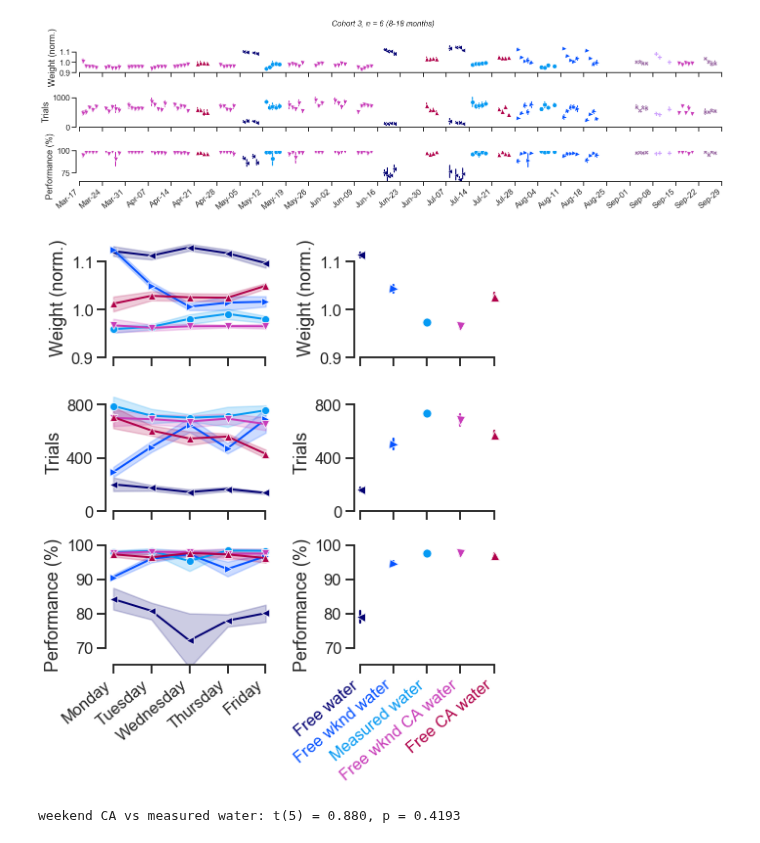
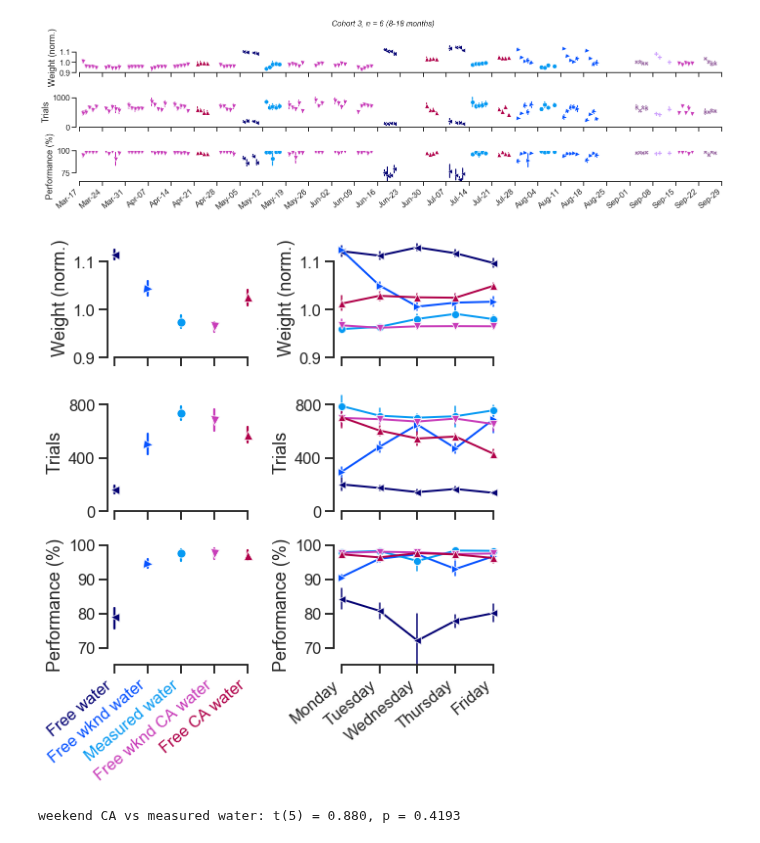
Before and after one commit to int-brain-lab/citricAcid, a Jupyter notebook: taskperformance_cshl.ipynb, the cells around one changed output. Cells and saved outputs as stored; diff of their text form; code cells hidden in the pictures.

Commit message:
small figure aesthetics

```diff
--- a/taskperformance_cshl.ipynb
+++ b/taskperformance_cshl.ipynb
@@ -176,86 +174,89 @@ f.savefig(os.path.join(figpath, "citricacid_suppfig.png"), dpi=400)
 # remove hydrogel from this plot
 ylims_ntrials = [0, 1000]
 f, ax = plt.subplots(ncols=2, nrows=3,
-                     gridspec_kw=dict(width_ratios=[0.8, 0.7], height_ratios=[1,1,1]), figsize=(7,9))
+                     gridspec_kw=dict(width_ratios=[0.7, 0.8], height_ratios=[1,1,1]), figsize=(7,9))
 
 ylims_weight = [0.9, 1.15]
 ylims_ntrials = [0, 900]
 ylims_performance = [65, 100]
 
 ## SECOND COLUMN
-sns.lineplot(x="weekday", y="avg_weight", err_style='band', ci=68, hue="condition",
+sns.lineplot(x="weekday", y="avg_weight", err_style='bars', ci=68, hue="condition",
              linewidth=2,
              data=df2.groupby(['subject_nickname', 'weekday', 'condition'])['avg_weight'].mean().reset_index(),
-             ax=ax[0,0], legend=False, hue_order=condition_order, palette=palette,
-            style="condition", markers=marker_mapping, dashes=False, markersize=8)
-ax[0,0].set(ylabel="Weight (norm.)", ylim=ylims_weight, xlabel="")
-ax[0,0].tick_params(labelbottom=False)
-ax[0,0].set_xticks(range(5))
+             ax=ax[0,1], legend=False, hue_order=condition_order, palette=palette,
+            style="condition", markers=marker_mapping, dashes=False, markersize=8,
+            err_kws={'elinewidth':1.5})
+ax[0,1].set(ylabel="Weight (norm.)", ylim=ylims_weight, xlabel="")
+ax[0,1].tick_params(labelbottom=False)
+ax[0,1].set_xticks(range(5))
 
-sns.lineplot(x="weekday", y="n_trials", err_style='band', ci=68, hue="condition",
+sns.lineplot(x="weekday", y="n_trials", err_style='bars', ci=68, hue="condition",
              linewidth=2, data=df2.groupby(['subject_nickname', 'weekday', 'condition'])['n_trials'].mean().reset_index(),
-             ax=ax[1,0], legend=False, hue_order=condition_order, palette=palette,
-            style="condition", markers=marker_mapping, dashes=False, markersize=8)
-ax[1,0].set(ylabel="Trials", ylim=ylims_ntrials, xlabel="")
-ax[1,0].tick_params(labelbottom=False)
-ax[1,0].set_xticks(range(5))
-ax[1,0].set_yticks([0,400,800])
+             ax=ax[1,1], legend=False, hue_order=condition_order, palette=palette,
+            style="condition", markers=marker_mapping, dashes=False, markersize=8,
+            err_kws={'elinewidth':1.5})
+ax[1,1].set(ylabel="Trials", ylim=ylims_ntrials, xlabel="")
+ax[1,1].tick_params(labelbottom=False)
+ax[1,1].set_xticks(range(5))
+ax[1,1].set_yticks([0,400,800])
 
-sns.lineplot(x="weekday", y="performance_easy", err_style='band', ci=68, hue="condition",
+sns.lineplot(x="weekday", y="performance_easy", err_style='bars', ci=68, hue="condition",
              linewidth=2, data=df2.groupby(['subject_nickname', 'weekday', 'condition'])['performance_easy'].mean().reset_index(),
-             ax=ax[2,0], legend=False, hue_order=condition_order, palette=palette,
-            style="condition", markers=marker_mapping, dashes=False, markersize=8)
-ax[2,0].set(ylabel="Performance (%)", xticks=[0,1,2,3,4],
+             ax=ax[2,1], legend=False, hue_order=condition_order, palette=palette,
+            style="condition", markers=marker_mapping, dashes=False, markersize=8,
+            err_kws={'elinewidth':1.5})
+ax[2,1].set(ylabel="Performance (%)", xticks=[0,1,2,3,4],
           xticklabels=['Monday', 'Tuesday', 'Wednesday', 'Thursday', 'Friday'], xlabel="", ylim=ylims_performance)
 
-for item in ax[2,0].get_xticklabels():
+for item in ax[2,1].get_xticklabels():
     item.set_rotation(40)
     item.set(ha='right')
 
 ## Third columns
 sns.lineplot(x="condition", y="avg_weight", err_style='bars', style='condition', markers=marker_mapping,
-             ci=68, linewidth=2, hue_order=condition_order, palette=palette, hue="condition",
+             ci=95, linewidth=2, hue_order=condition_order, palette=palette, hue="condition",
              data=df2.groupby(['subject_nickname', 'condition'])['avg_weight'].mean().reset_index(),
-             ax=ax[0,1])
-ax[0,1].set(ylabel="Weight (norm.)", xlabel="", ylim=ylims_weight)
-ax[0,1].get_legend().remove()
-ax[0,1].tick_params(labelbottom=False)
-ax[0,1].set_xticks(range(5))
+             ax=ax[0,0])
+ax[0,0].set(ylabel="Weight (norm.)", xlabel="", ylim=ylims_weight)
+ax[0,0].get_legend().remove()
+ax[0,0].tick_params(labelbottom=False)
+ax[0,0].set_xticks(range(5))
 
 sns.lineplot(x="condition", y="n_trials", err_style='bars', style='condition', markers=marker_mapping,
-             ci=68, linewidth=2, hue_order=condition_order, palette=palette, hue="condition",
+             ci=95, linewidth=2, hue_order=condition_order, palette=palette, hue="condition",
              data=df2.groupby(['subject_nickname', 'condition'])['n_trials'].mean().reset_index(),
-             ax=ax[1,1])
+             ax=ax[1,0])
 #sns.boxplot(x="condition", y="n_trials", order=condition_order, data=df, fliersize=0, ax=ax[1,2], boxprops={'facecolor':'None'}, width=.3)
-ax[1,1].set(ylabel="Trials", xlabel="", ylim=ylims_ntrials)
-ax[1,1].get_legend().remove()
-ax[1,1].tick_params(labelbottom=False)
+ax[1,0].set(ylabel="Trials", xlabel="", ylim=ylims_ntrials)
+ax[1,0].get_legend().remove()
+ax[1,0].tick_params(labelbottom=False)
 sns.lineplot(x="condition", y="performance_easy", err_style='bars', style='condition', markers=marker_mapping,
-             ci=68, linewidth=2, hue_order=condition_order, palette=palette, hue="condition",
+             ci=95, linewidth=2, hue_order=condition_order, palette=palette, hue="condition",
              data=df2.groupby(['subject_nickname', 'condition'])['performance_easy'].mean().reset_index(),
-             ax=ax[2,1])
-ax[1,1].set_xticks(range(5))
-ax[1,1].set_yticks([0,400,800])
+             ax=ax[2,0])
+ax[1,0].set_xticks(range(5))
+ax[1,0].set_yticks([0,400,800])
 
 #sns.lineplot(x="condition", y="performance_easy", order=condition_order, data=df, fliersize=0, ax=ax[2,2], boxprops={'facecolor':'None'}, width=.3)
-ax[2,1].set(ylabel="Performance (%)", xlabel="", ylim=ylims_performance)
-ax[2,1].get_legend().remove()
-ax[2,1].set_xticklabels(condition_names)
-ax[2,1].set_xticks(range(5))
+ax[2,0].set(ylabel="Performance (%)", xlabel="", ylim=ylims_performance)
+ax[2,0].get_legend().remove()
+ax[2,0].set_xticklabels(condition_names)
+ax[2,0].set_xticks(range(5))
 
 # SAVE
 sns.despine(trim=True)
 #f.suptitle('Cohort 3, n = 6 (8-18 months)', fontsize=17, fontstyle='italic')
-for ticklabel, tickcolor in zip(ax[2,1].get_xticklabels(), palette):
+for ticklabel, tickcolor in zip(ax[2,0].get_xticklabels(), palette):
     ticklabel.set_color(tickcolor)
     ticklabel.set_rotation(40)
     ticklabel.set(ha='right')
 
 f.tight_layout(rect=[0, 0.03, 1, 0.95])
 f.savefig(os.path.join(figpath, "citricacid_study2.pdf"))
 f.savefig(os.path.join(figpath, "citricacid_study2.png"), dpi=400)
 # %% [output]
-[figure, old version]
+[figure, new version]
 # %%
 #### simple t-test for trial counts between 1ml/day and CA weekend
 statdat = df2.groupby(['subject_nickname', 'condition'])['n_trials'].mean().reset_index()
```
Also changed, not shown: parts of 1 cell of this notebook, 13 other files.
